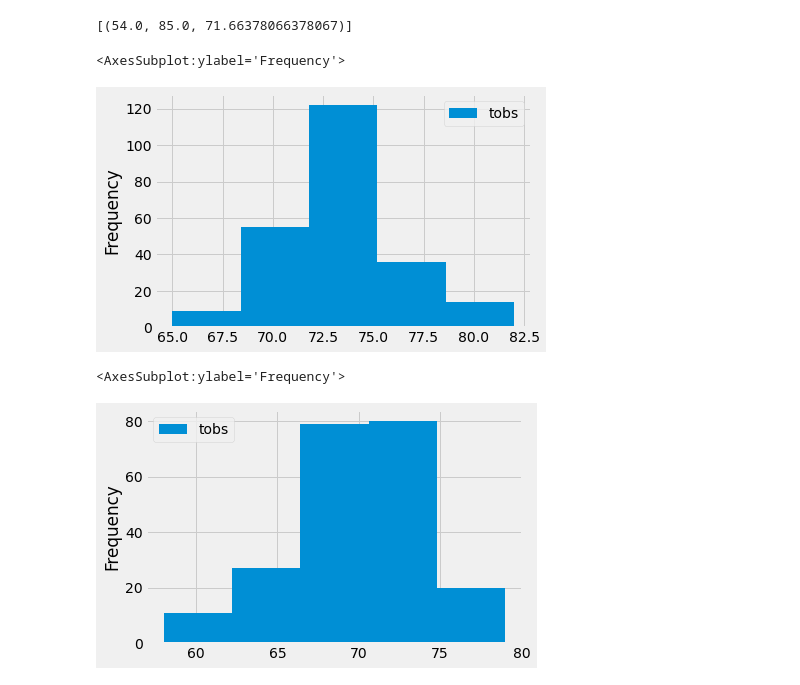
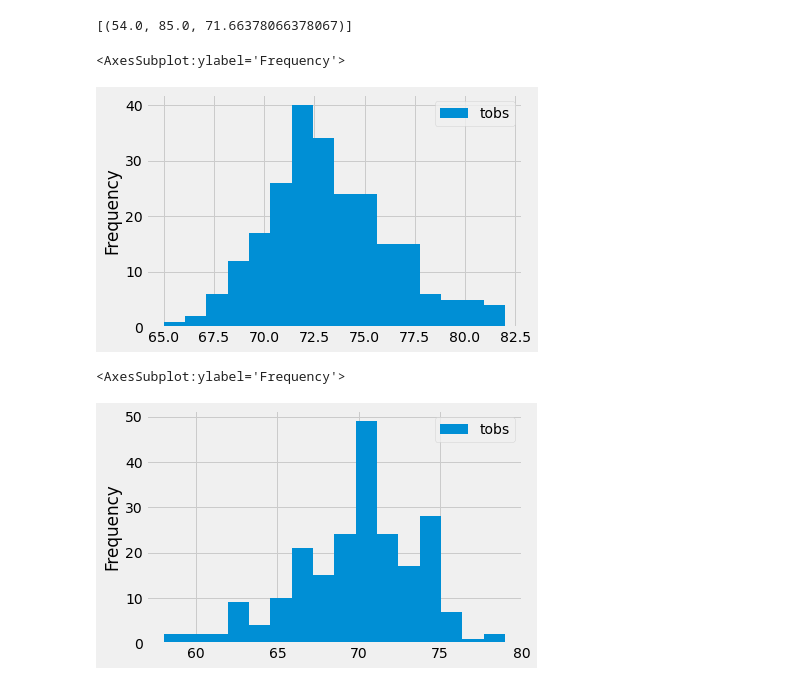
Before and after one commit to bnbullock/surfs_up, a Jupyter notebook: SurfsUp_Challenge.ipynb, the cells around one changed output. Saved outputs shown, nothing was run; the diff lists cells and outputs as text; code cells hidden in the pictures.

```diff
--- a/SurfsUp_Challenge.ipynb
+++ b/SurfsUp_Challenge.ipynb
@@ -174,19 +144,19 @@ filter(Measurement.station == 'USC00519281').\
 filter(extract('month', Measurement.date)==6).all()
 df3 = pd.DataFrame(results, columns=['tobs'])
 #print(df3)
-df3.plot.hist(bins=5)
+df3.plot.hist(bins=16)
 # %% [output]
 <AxesSubplot:ylabel='Frequency'>
-[figure, old version]
+[figure, new version]
 # %%
 # Choose the station with the highest number of temperature observations.
 # Query the temperature observation data for this station for December and plot the results as a histogram
 results = session.query(Measurement.tobs).\
 filter(Measurement.station == 'USC00519281').\
 filter(extract('month', Measurement.date)==12).all()
 df4 = pd.DataFrame(results, columns=['tobs'])
 #print(df4)
-df4.plot.hist(bins=5)
+df4.plot.hist(bins=16)
 # %% [output]
 <AxesSubplot:ylabel='Frequency'>
-[figure, old version]
+[figure, new version]
```
Also changed, not shown: parts of 5 cells of this notebook, 1 other file.
